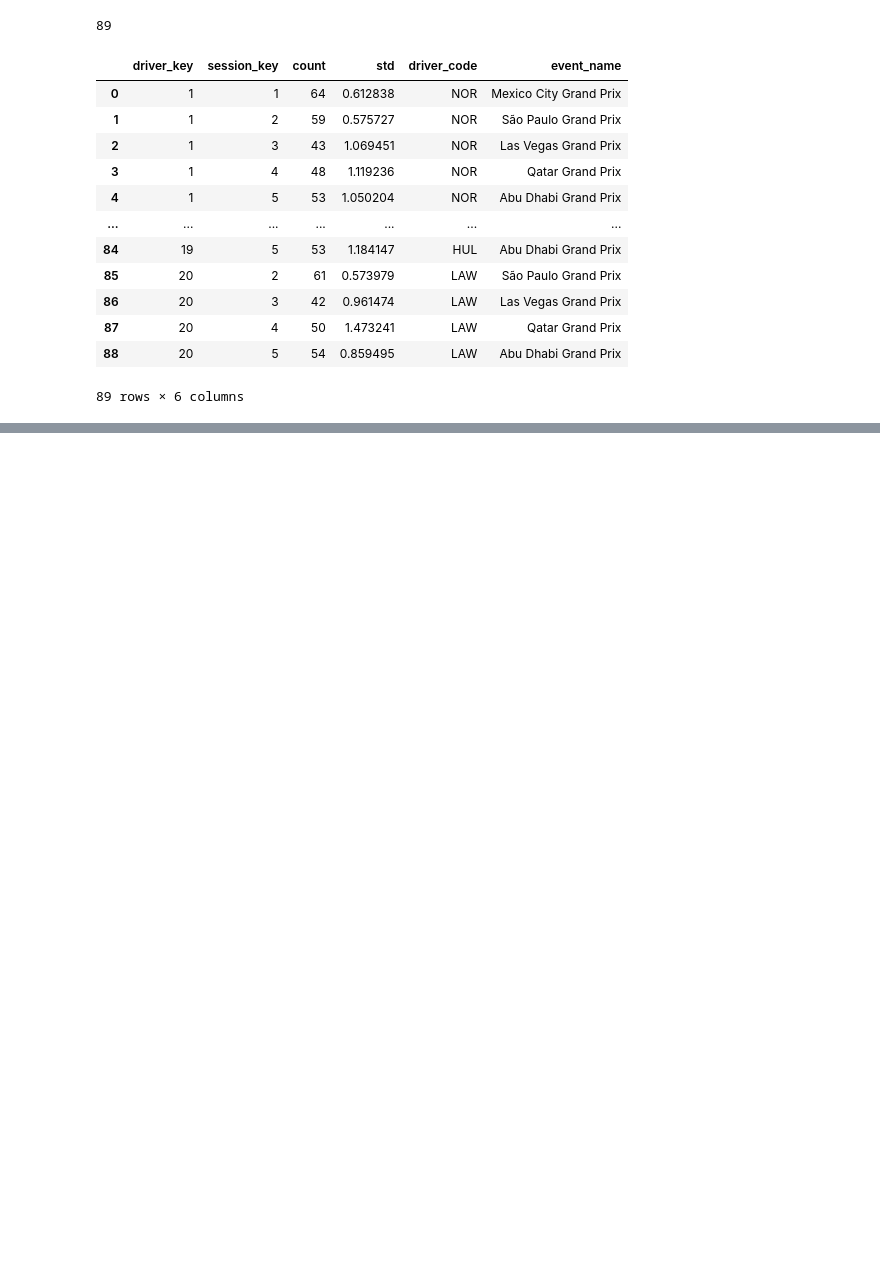
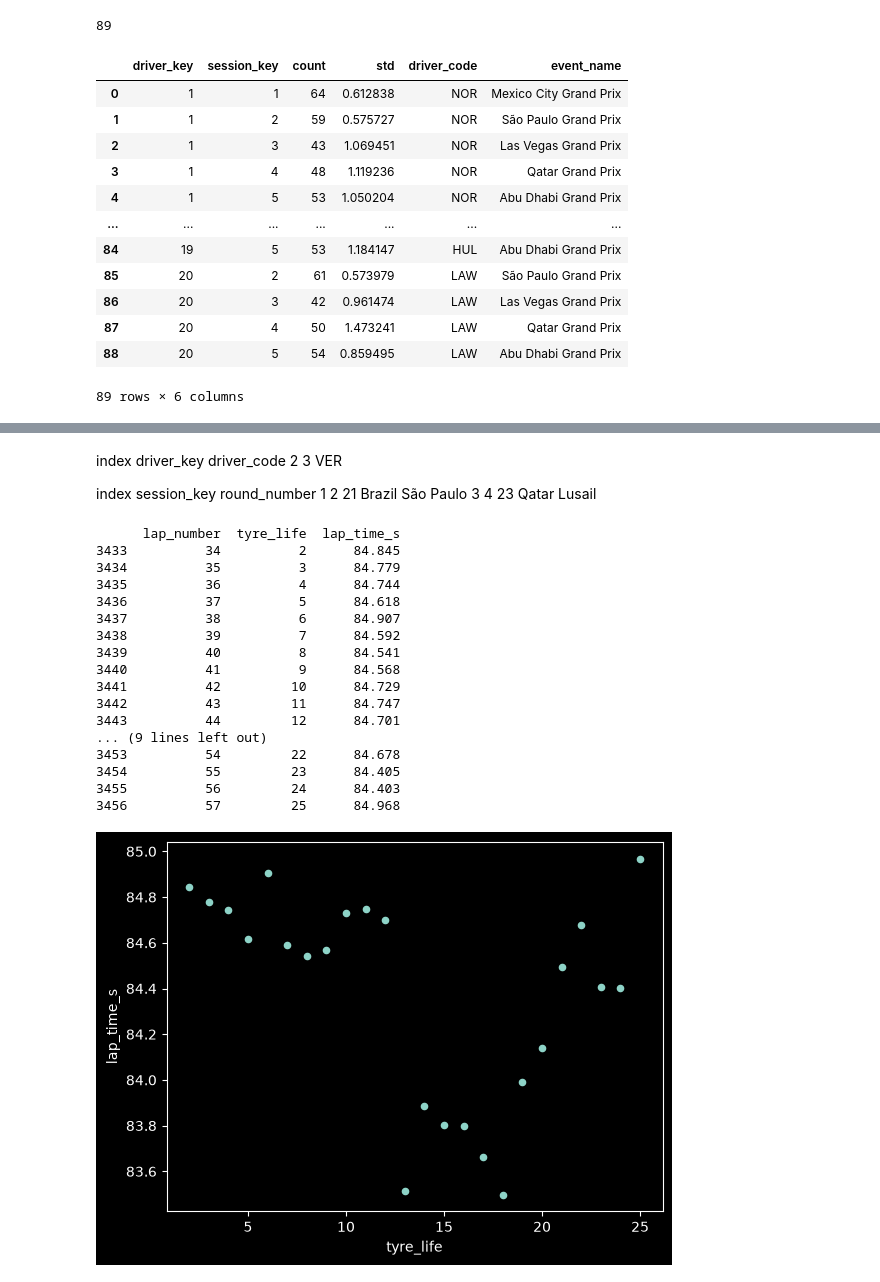
Before and after one commit to Albuqr/f1-lakehouse, a Jupyter notebook: analysis.ipynb, the cells around one changed output, grey strips where cells are left out. Cells and saved outputs as stored; diff of their text form; code cells hidden in the pictures; blank space fills up the shorter version.

```diff
--- a/analysis.ipynb
+++ b/analysis.ipynb
@@ -117,0 +152,31 @@ stats
+# %% [markdown]
+index    driver_key driver_code
+2            3         VER
+
+index    session_key  round_number
+1            2            21                Brazil    São Paulo
+3            4            23                 Qatar       Lusail
+# %%
+ver = pace[(pace['driver_key'] == 3) & (pace['session_key'] == 4) & (pace['stint'] == 3)].copy()
+len(ver)
+ver.plot.scatter(x="tyre_life", y="lap_time_s")
+print(ver[["lap_number", "tyre_life", "lap_time_s"]].to_string())
+# %% [output]
+      lap_number  tyre_life  lap_time_s
+3433          34          2      84.845
+3434          35          3      84.779
+3435          36          4      84.744
+3436          37          5      84.618
+3437          38          6      84.907
+3438          39          7      84.592
+3439          40          8      84.541
+3440          41          9      84.568
+3441          42         10      84.729
+3442          43         11      84.747
+3443          44         12      84.701
+... (9 lines left out)
+3453          54         22      84.678
+3454          55         23      84.405
+3455          56         24      84.403
+3456          57         25      84.968
+[figure, added]
```
Also changed, not shown: parts of 4 cells of this notebook, 1 other file.
